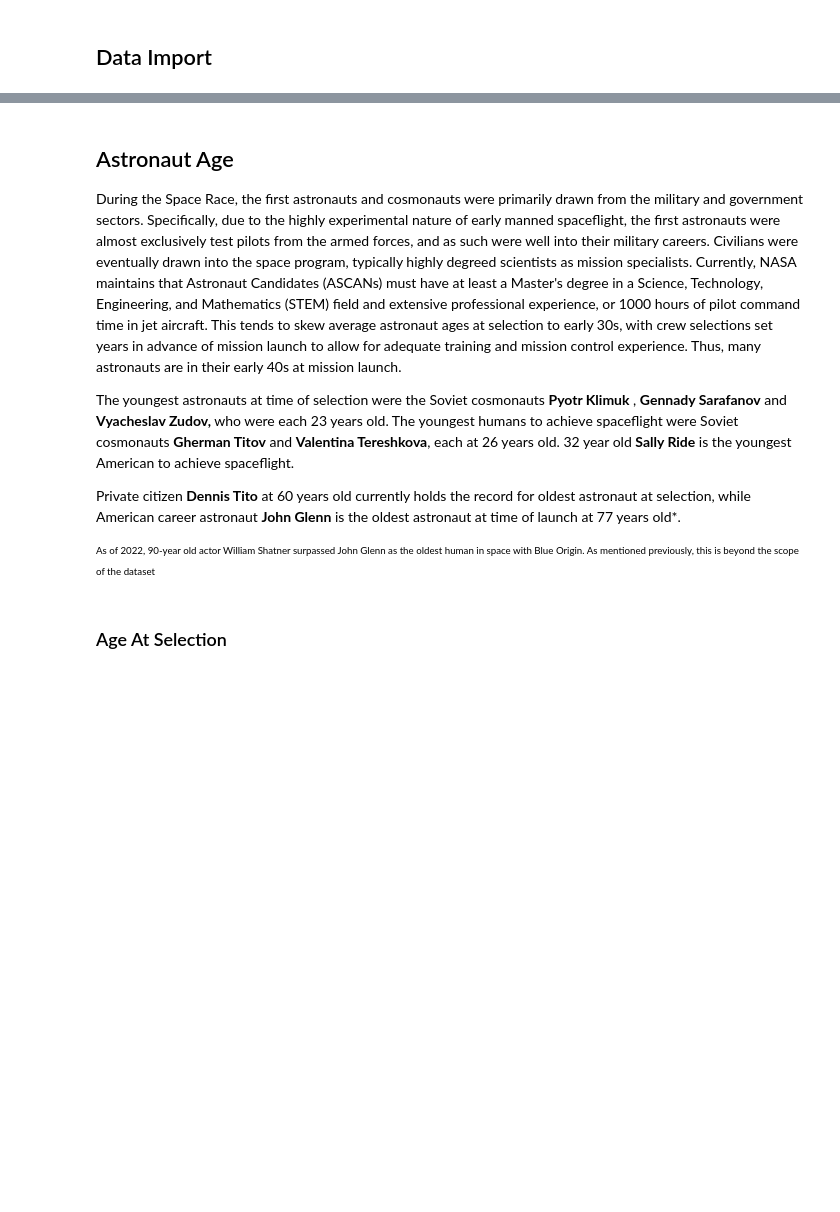
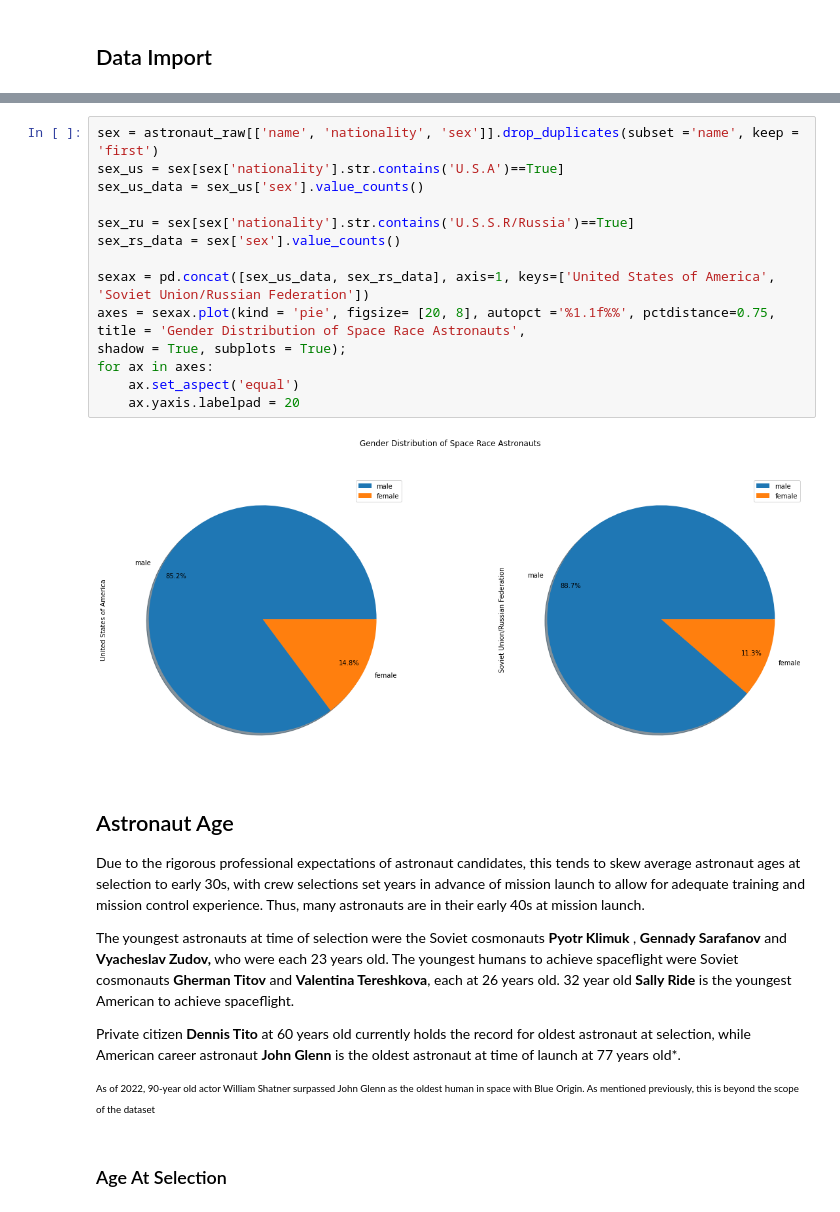
Before and after one commit to itak365/international_astronaut_db, a Jupyter notebook: astronauts_stats.ipynb, the cells around one changed output, grey strips where cells are left out. Saved outputs shown, nothing was run; the diff lists cells and outputs as text; blank space fills up the shorter version.

```diff
--- a/astronauts_stats.ipynb
+++ b/astronauts_stats.ipynb
@@ -73,6 +77,22 @@ plt.show();
+# %%
+sex = astronaut_raw[['name', 'nationality', 'sex']].drop_duplicates(subset ='name', keep = 'first')
+sex_us = sex[sex['nationality'].str.contains('U.S.A')==True]
+sex_us_data = sex_us['sex'].value_counts()
+
+sex_ru = sex[sex['nationality'].str.contains('U.S.S.R/Russia')==True]
+sex_rs_data = sex['sex'].value_counts()
+
+sexax = pd.concat([sex_us_data, sex_rs_data], axis=1, keys=['United States of America', 'Soviet Union/Russian Federation'])
+axes = sexax.plot(kind = 'pie', figsize= [20, 8], autopct ='%1.1f%%', pctdistance=0.75, title = 'Gender Distribution of Space Race Astronauts',
+shadow = True, subplots = True);
+for ax in axes:
+    ax.set_aspect('equal')
+    ax.yaxis.labelpad = 20
+# %% [output]
+[figure, added]
 # %% [markdown]
 ## Astronaut Age
-During the Space Race, the first astronauts and cosmonauts were primarily drawn from the military and government sectors. Specifically, due to the highly experimental nature of early manned spaceflight, the first astronauts were almost exclusively test pilots from the armed forces, and as such were well into their military careers. Civilians were eventually drawn into the space program, typically highly degreed scientists as mission specialists. Currently, NASA maintains that Astronaut Candidates (ASCANs) must have at least a Master's degree in a Science, Technology, Engineering, and Mathematics (STEM) field and extensive professional experience, or 1000 hours of pilot command time in jet aircraft. This tends to skew average astronaut ages at selection to early 30s, with crew selections set years in advance of mission launch to allow for adequate training and mission control experience. Thus, many astronauts are in their early 40s at mission launch.
+Due to the rigorous professional expectations of astronaut candidates, this tends to skew average astronaut ages at selection to early 30s, with crew selections set years in advance of mission launch to allow for adequate training and mission control experience. Thus, many astronauts are in their early 40s at mission launch.
 
 The youngest astronauts at time of selection were the Soviet cosmonauts **Pyotr Klimuk** , **Gennady Sarafanov** and **Vyacheslav Zudov,** who were each 23 years old. The youngest humans to achieve spaceflight were Soviet cosmonauts **Gherman Titov** and **Valentina Tereshkova**, each at 26 years old. 32 year old **Sally Ride** is the youngest American to achieve spaceflight.
 
```
Also changed, not shown: parts of 14 cells of this notebook.
